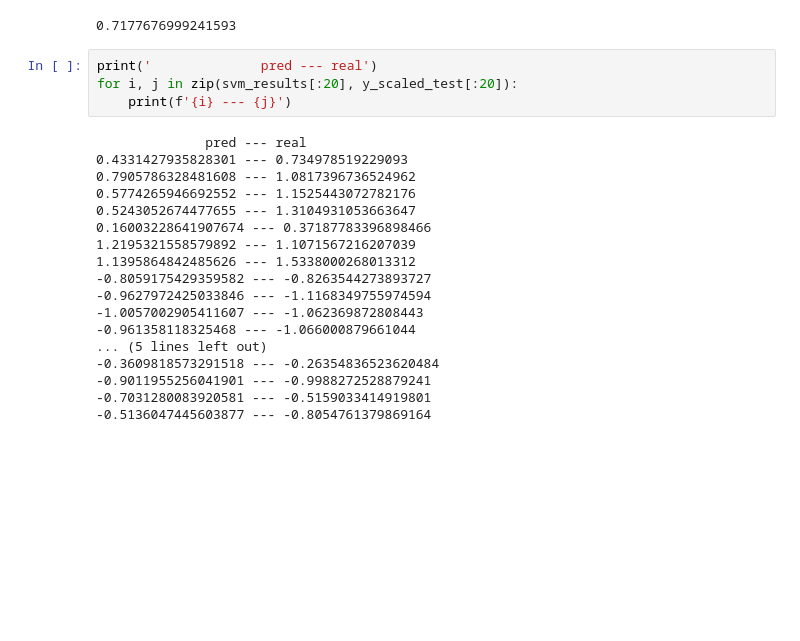
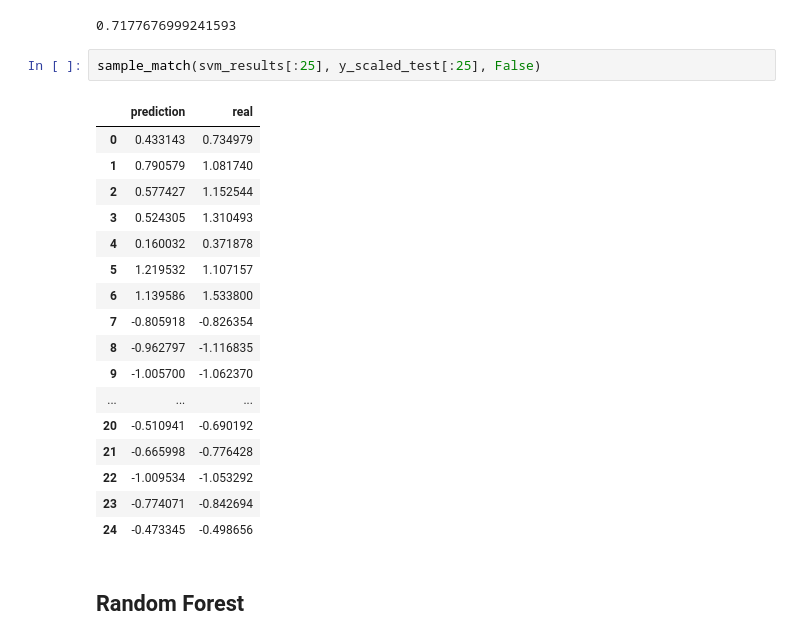
Before and after one commit to knoexus/swansea-M35-bddm, a Jupyter notebook: cw2/2023638.ipynb, the cells around one changed output. Saved outputs shown, nothing was run; the diff lists cells and outputs as text; blank space fills up the shorter version.

```diff
--- a/cw2/2023638.ipynb
+++ b/cw2/2023638.ipynb
@@ -382,25 +377,25 @@ svm_results = svm.predict(X_scaled_test)
 r2_score(svm_results, y_scaled_test)
 # %% [output]
 0.7177676999241593
-# %%
-print('              pred --- real')
-for i, j in zip(svm_results[:20], y_scaled_test[:20]):
-    print(f'{i} --- {j}')
-# %% [output]
-              pred --- real
-0.4331427935828301 --- 0.734978519229093
-0.7905786328481608 --- 1.0817396736524962
-0.5774265946692552 --- 1.1525443072782176
-0.5243052674477655 --- 1.3104931053663647
-0.16003228641907674 --- 0.37187783396898466
-1.2195321558579892 --- 1.1071567216207039
-1.1395864842485626 --- 1.5338000268013312
--0.8059175429359582 --- -0.8263544273893727
--0.9627972425033846 --- -1.1168349755974594
--1.0057002905411607 --- -1.062369872808443
--0.961358118325468 --- -1.066000879661044
-... (5 lines left out)
--0.3609818573291518 --- -0.26354836523620484
--0.9011955256041901 --- -0.9988272528879241
--0.7031280083920581 --- -0.5159033414919801
--0.5136047445603877 --- -0.8054761379869164
+# %%
+sample_match(svm_results[:25], y_scaled_test[:25], False)
+# %% [output]
+|  | prediction | real |
+| 0 | 0.433143 | 0.734979 |
+| 1 | 0.790579 | 1.081740 |
+| 2 | 0.577427 | 1.152544 |
+| 3 | 0.524305 | 1.310493 |
+| 4 | 0.160032 | 0.371878 |
+| 5 | 1.219532 | 1.107157 |
+| 6 | 1.139586 | 1.533800 |
+| 7 | -0.805918 | -0.826354 |
+| 8 | -0.962797 | -1.116835 |
+| 9 | -1.005700 | -1.062370 |
+| ... | ... | ... |
+| 20 | -0.510941 | -0.690192 |
+| 21 | -0.665998 | -0.776428 |
+| 22 | -1.009534 | -1.053292 |
+| 23 | -0.774071 | -0.842694 |
+| 24 | -0.473345 | -0.498656 |
+# %% [markdown]
+## Random Forest
```
Also changed, not shown: parts of 13 cells of this notebook.
